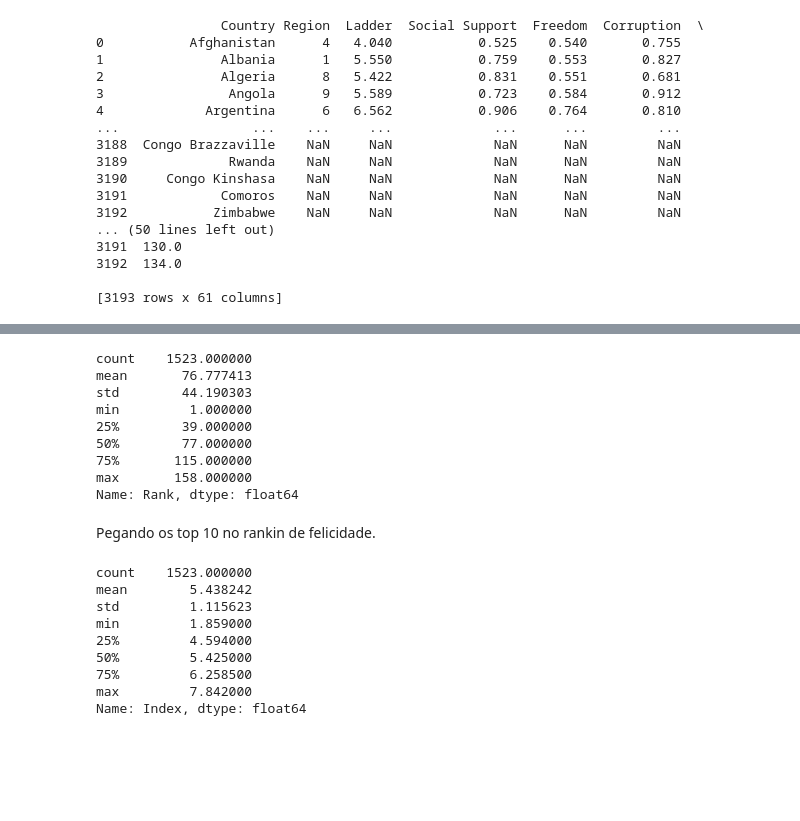
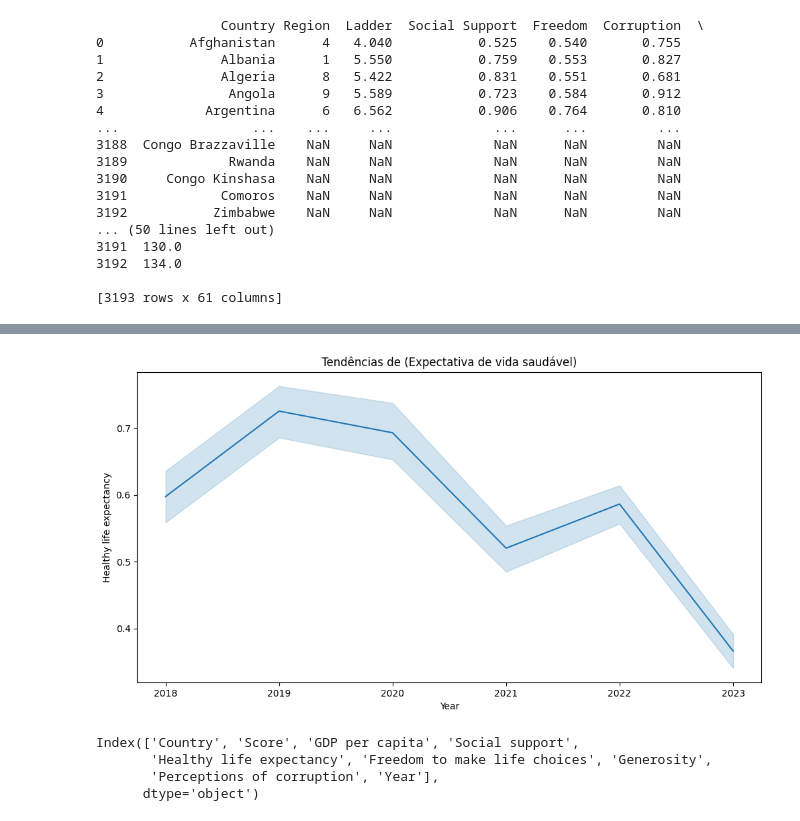
Before and after one commit to luisgoni/Projeto_Tecnicas_de_Programacao_I, a Jupyter notebook: Projeto_Final_4Mod_ADA_DADOS.ipynb, the cells around one changed output, grey strips where cells are left out. Drawn from its saved outputs; the diff is of its cells as text; code cells hidden in the pictures; blank space fills up the shorter version.

```diff
--- a/Projeto_Final_4Mod_ADA_DADOS.ipynb
+++ b/Projeto_Final_4Mod_ADA_DADOS.ipynb
@@ -126,28 +151,17 @@ min      2013.000000
 max      2023.000000
 Name: Year, dtype: float64
-# %%
-df['Rank'].describe()
-# %% [output]
-count    1523.000000
-mean       76.777413
-std        44.190303
-min         1.000000
-25%        39.000000
-50%        77.000000
-75%       115.000000
-max       158.000000
-Name: Rank, dtype: float64
-# %% [markdown]
-Pegando os top 10 no rankin de felicidade.
-# %%
-df['Index'].describe()
-# %% [output]
-count    1523.000000
-mean        5.438242
-std         1.115623
-min         1.859000
-25%         4.594000
-50%         5.425000
-75%         6.258500
-max         7.842000
-Name: Index, dtype: float64
+# %%
+# 1- Gráfico de Linhas para Tendências da Expectativa de vida saudável.
+plt.figure(figsize=(12, 6))
+sns.lineplot(x='Year', y='Healthy life expectancy', data=df_final)
+plt.title('Tendências de (Expectativa de vida saudável)')
+plt.show()
+# %% [output]
+[figure, added]
+# %%
+df_final.columns
+# %% [output]
+Index(['Country', 'Score', 'GDP per capita', 'Social support',
+       'Healthy life expectancy', 'Freedom to make life choices', 'Generosity',
+       'Perceptions of corruption', 'Year'],
+      dtype='object')
```
Also changed, not shown: parts of 21 cells of this notebook.
